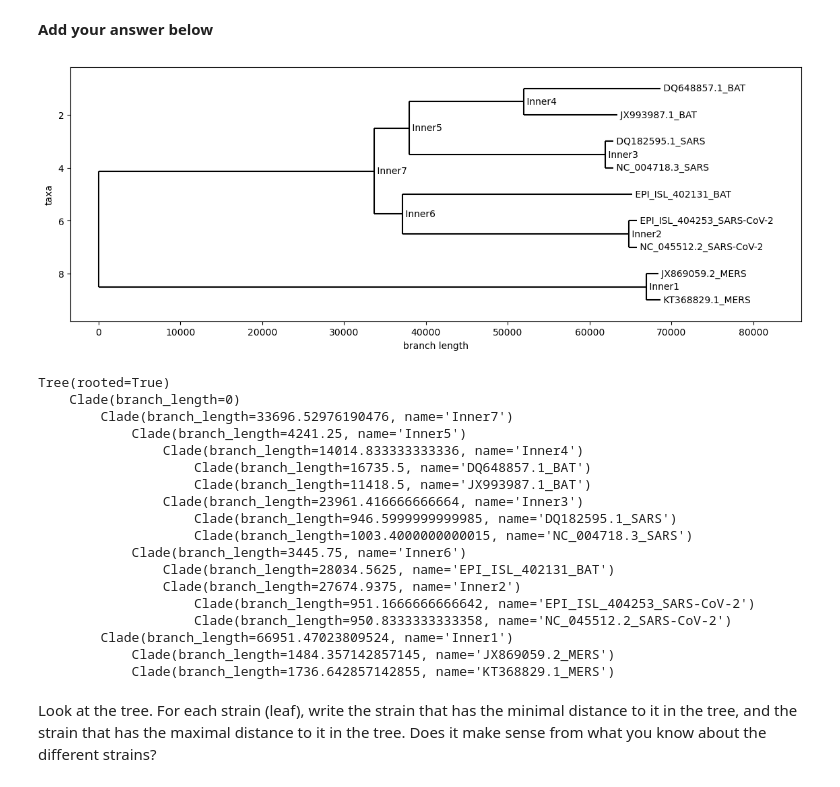
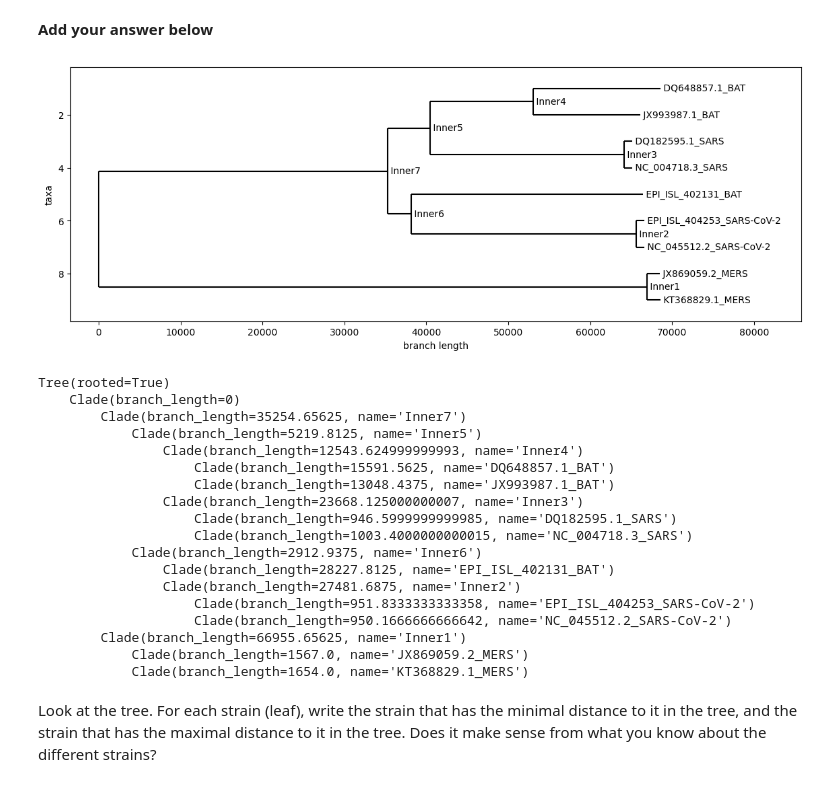
Before and after one commit to Omeryi/bioinformatics-final-project, a Jupyter notebook: Final Project.ipynb, the cells around one changed output. Saved outputs shown, nothing was run; the diff lists cells and outputs as text; code cells hidden in the pictures.

```diff
--- a/Final Project.ipynb
+++ b/Final Project.ipynb
@@ -323,12 +323,12 @@ def index_to_length(index):
 
 # this function parses the file 'scores.txt' generated earlier to a lower traingular matrix of scores
 # in the cell [i,j] (i<j) the score of the alignment of seqi and seqj
-def parse_scores(size):
+def parse_scores(size, scores_file_name):
 
     rows_sizes = [row_size + 1 for row_size in range(size)]
     scores_array = [[0] * row_size for row_size in rows_sizes]
 
-    with open('scores_genomes.txt') as fp:
+    with open(scores_file_name) as fp:
         for line in fp:
             line_args = line.strip().split('\t')
             seq1_index = min(key_to_index(line_args[0]), key_to_index(line_args[1]))
@@ -360,7 +360,7 @@ def calc_distance_matrix(scores_array, genome_dict):
 def scores_to_distance_matrix(scores_file):
 
     size_of_matrix = NUM_OF_SEQUENCES
-    scores_array = parse_scores(size_of_matrix)
+    scores_array = parse_scores(size_of_matrix, 'scores_genomes.txt')
     distance_matrix = calc_distance_matrix(scores_array, genome_dict)
 
     return distance_matrix
@@ -406,37 +406,37 @@ Create a phylogenetic tree from the distance matrix that resulted from your pair
 # %% [markdown]
 **Add your answer below**
 # %%
-distance_matrix = scores_to_distance_matrix('scores_genomesK12T58X30.txt')
+distance_matrix = scores_to_distance_matrix('scores_genomes.txt')
 genomes_dm = DistanceMatrix(names=[key for key in genome_dict.keys()], matrix = distance_matrix)
 constructor = DistanceTreeConstructor()
 genomes_tree = constructor.nj(genomes_dm)
 genomes_tree.root_at_midpoint()
 fig = plt.figure(figsize=(14, 5), dpi=100)
 axes = fig.add_subplot(1, 1, 1)
 Phylo.draw(genomes_tree, axes=axes)
 
 # The following function prints the brenches` length, thus it helps to determine the distance between two leafes.
 print(genomes_tree)
 # %% [output]
-[figure, old version]
+[figure, new version]
 Tree(rooted=True)
     Clade(branch_length=0)
-        Clade(branch_length=33696.52976190476, name='Inner7')
-            Clade(branch_length=4241.25, name='Inner5')
-                Clade(branch_length=14014.833333333336, name='Inner4')
-                    Clade(branch_length=16735.5, name='DQ648857.1_BAT')
-                    Clade(branch_length=11418.5, name='JX993987.1_BAT')
-                Clade(branch_length=23961.416666666664, name='Inner3')
+        Clade(branch_length=35254.65625, name='Inner7')
+            Clade(branch_length=5219.8125, name='Inner5')
+                Clade(branch_length=12543.624999999993, name='Inner4')
+                    Clade(branch_length=15591.5625, name='DQ648857.1_BAT')
+                    Clade(branch_length=13048.4375, name='JX993987.1_BAT')
+                Clade(branch_length=23668.125000000007, name='Inner3')
                     Clade(branch_length=946.5999999999985, name='DQ182595.1_SARS')
                     Clade(branch_length=1003.4000000000015, name='NC_004718.3_SARS')
-            Clade(branch_length=3445.75, name='Inner6')
-                Clade(branch_length=28034.5625, name='EPI_ISL_402131_BAT')
-                Clade(branch_length=27674.9375, name='Inner2')
-                    Clade(branch_length=951.1666666666642, name='EPI_ISL_404253_SARS-CoV-2')
-                    Clade(branch_length=950.8333333333358, name='NC_045512.2_SARS-CoV-2')
-        Clade(branch_length=66951.47023809524, name='Inner1')
-            Clade(branch_length=1484.357142857145, name='JX869059.2_MERS')
-            Clade(branch_length=1736.642857142855, name='KT368829.1_MERS')
+            Clade(branch_length=2912.9375, name='Inner6')
+                Clade(branch_length=28227.8125, name='EPI_ISL_402131_BAT')
+                Clade(branch_length=27481.6875, name='Inner2')
+                    Clade(branch_length=951.8333333333358, name='EPI_ISL_404253_SARS-CoV-2')
+                    Clade(branch_length=950.1666666666642, name='NC_045512.2_SARS-CoV-2')
+        Clade(branch_length=66955.65625, name='Inner1')
+            Clade(branch_length=1567.0, name='JX869059.2_MERS')
+            Clade(branch_length=1654.0, name='KT368829.1_MERS')
 # %% [markdown]
 Look at the tree. For each strain (leaf), write the strain that has the minimal distance to it in the tree, and the strain that has the maximal distance to it in the tree. Does it make sense from what you know about the different strains?
 # %% [markdown]
```
Also changed, not shown: parts of 1 cell of this notebook.
